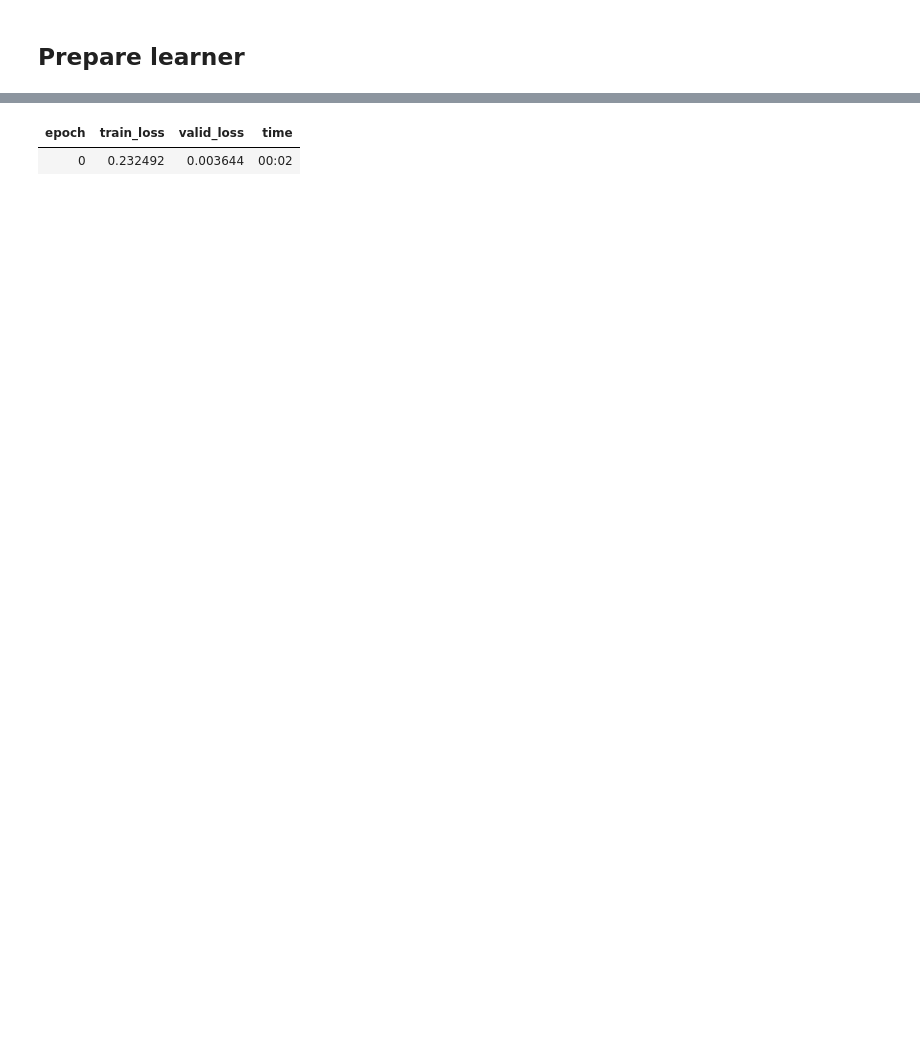
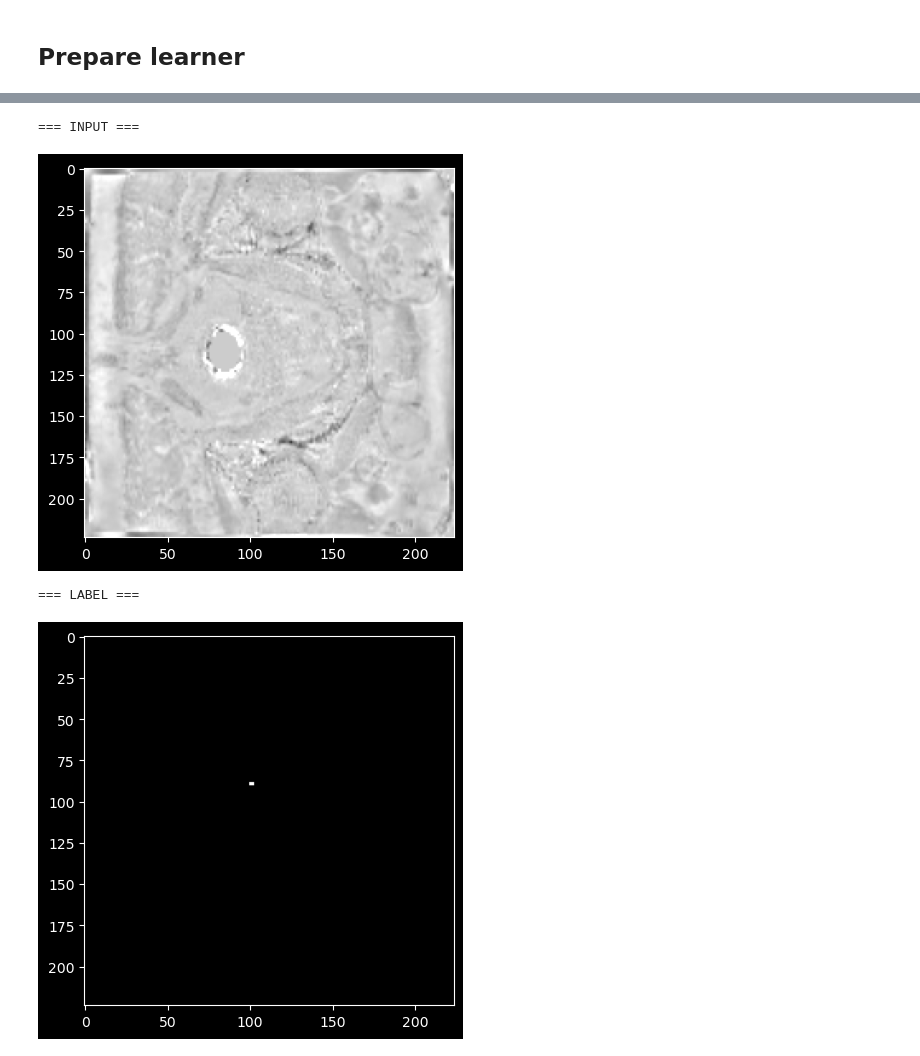
Before and after one commit to astewartau/prostate, a Jupyter notebook: prostate.ipynb, the cells around one changed output, grey strips where cells are left out. Saved outputs shown, nothing was run; the diff lists cells and outputs as text; code cells hidden in the pictures; blank space fills up the shorter version.

```diff
--- a/prostate.ipynb
+++ b/prostate.ipynb
@@ -207,5 +161,0 @@ inp, pred, target = learn.get_preds(with_input = True)
-# %%
-learn.fit(n_epoch=1)
-# %% [output]
-| epoch | train_loss | valid_loss | time |
-| 0 | 0.232492 | 0.003644 | 00:02 |
@@ -211,0 +166,20 @@ learn.fit(n_epoch=1)
+# %%
+sample_num = 5
+x, y = dls.train_ds[sample_num]
+
+print("=== INPUT ===")
+plt.figure()
+plt.imshow(x[0].cpu(), cmap='gray', vmin=0, vmax=1)
+plt.show()
+plt.close()
+
+print("=== LABEL ===")
+plt.figure()
+plt.imshow(y.cpu(), cmap='gray', vmin=0, vmax=1)
+plt.show()
+plt.close()
+# %% [output]
+=== INPUT ===
+[figure, added]
+=== LABEL ===
+[figure, added]
```
Also changed, not shown: parts of 20 cells of this notebook, 1 other file.
